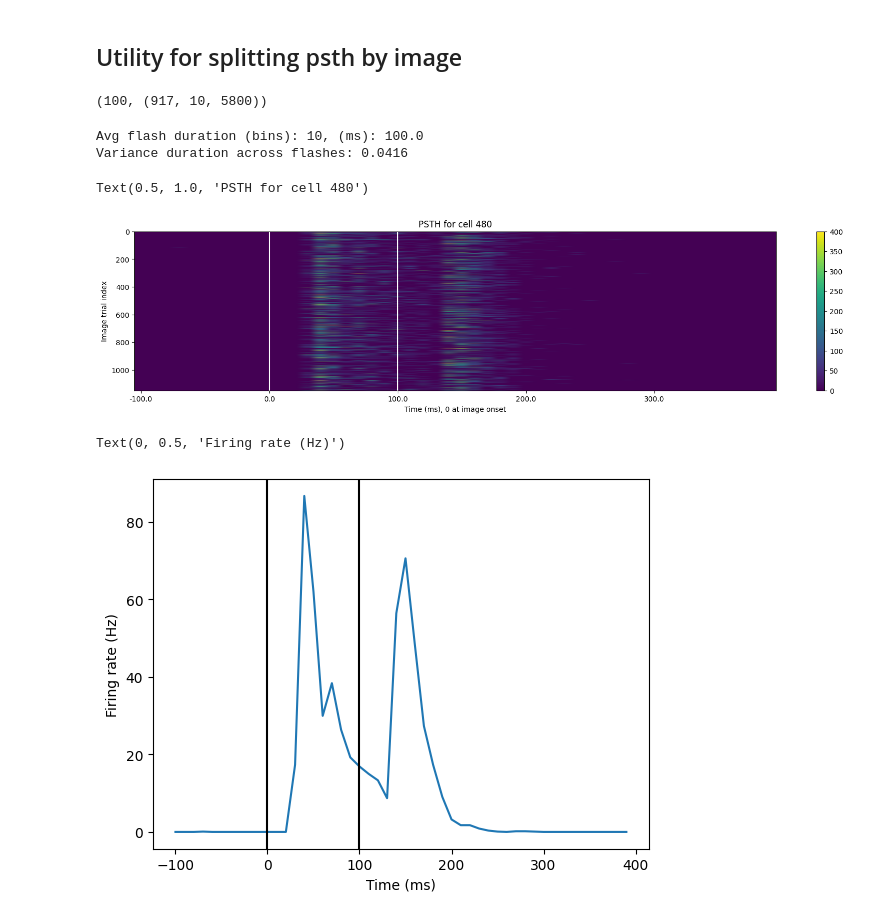
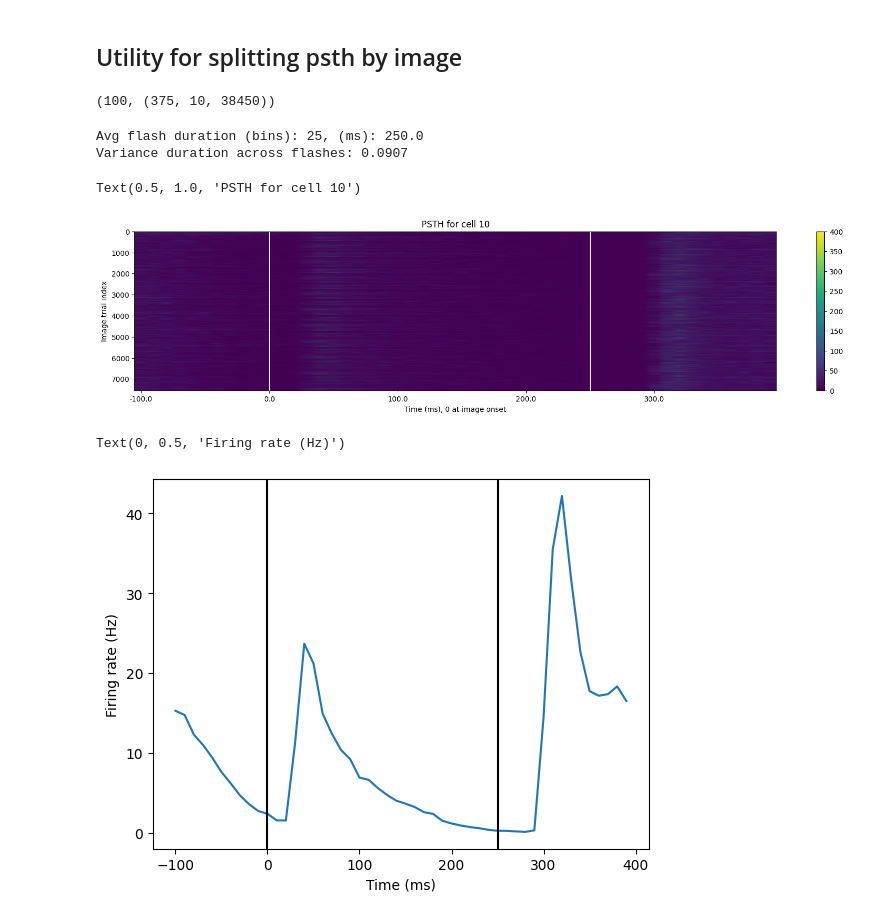
Before and after one commit to DRezeanu/retinanalysis, a Jupyter notebook: demos/3_presentimages_demo.ipynb, the cells around one changed output. Saved outputs shown, nothing was run; the diff lists cells and outputs as text; code cells hidden in the pictures.

```diff
--- a/demos/3_presentimages_demo.ipynb
+++ b/demos/3_presentimages_demo.ipynb
@@ -26,7 +26,9 @@ Found 41 experiments, 122 epoch blocks.
 # %%
 # Tested for couple datasets
-exp_name = '20250306C'
-datafile_name = 'data026'
+exp_name = '20251119C'
+datafile_name = 'data009'
+# exp_name = '20250306C'
+# datafile_name = 'data026'
 
 # exp_name = '20251015C'
 # datafile_name = 'data004'
@@ -126,7 +156,7 @@ rb.bin_spike_times_at_rate(bin_rate, b_count=False)
 # %%
 rb.bin_rate, rb.binned_spikes.shape
 # %% [output]
-(100, (917, 10, 5800))
+(100, (375, 10, 38450))
 # %%
 # Split into (cells, image trials, bins) xarray across all epochs
 import xarray as xr
@@ -191,12 +221,12 @@ def split_psth_by_trials(sb, rb, pretime_ms=100, posttime_ms=400):
 
 split_psth_xr = split_psth_by_trials(sb, rb)
 # %% [output]
-Avg flash duration (bins): 10, (ms): 100.0
-Variance duration across flashes: 0.0416
+Avg flash duration (bins): 25, (ms): 250.0
+Variance duration across flashes: 0.0907
 # %%
-# I happen to know cell 480 is solid Off Parasol
+cell_id = rb.cell_ids[10]
 plt.figure(figsize=(20, 4))
-im=plt.imshow(split_psth_xr.sel(cell_id=480), aspect='auto')
+im=plt.imshow(split_psth_xr.sel(cell_id=cell_id), aspect='auto')
 plt.colorbar(im)
 plt.xticks(np.arange(0, len(split_psth_xr['time_ms']), 10), split_psth_xr['time_ms'].values[::10])
 plt.axvline(x=split_psth_xr.attrs['onset_bins'], color='w')
@@ -204,18 +234,18 @@ plt.axvline(x=split_psth_xr.attrs['offset_bins'], color='w')
 
 plt.xlabel('Time (ms), 0 at image onset')
 plt.ylabel('Image trial index')
-plt.title('PSTH for cell 480')
+plt.title(f'PSTH for cell {cell_id}')
 # %% [output]
-Text(0.5, 1.0, 'PSTH for cell 480')
+Text(0.5, 1.0, 'PSTH for cell 10')
-[figure, old version]
+[figure, new version]
 # %%
 # Average psth across all images
 time = split_psth_xr['time_ms'].values
-plt.plot(time, split_psth_xr.sel(cell_id=480).mean(dim='image_path'))
+plt.plot(time, split_psth_xr.sel(cell_id=cell_id).mean(dim='image_path'))
 plt.axvline(split_psth_xr.attrs['onset_ms'], c='k')
 plt.axvline(split_psth_xr.attrs['offset_ms'], c='k')
 plt.xlabel('Time (ms)')
 plt.ylabel('Firing rate (Hz)')
 # %% [output]
 Text(0, 0.5, 'Firing rate (Hz)')
-[figure, old version]
+[figure, new version]
```
Also changed, not shown: parts of 7 cells of this notebook.
